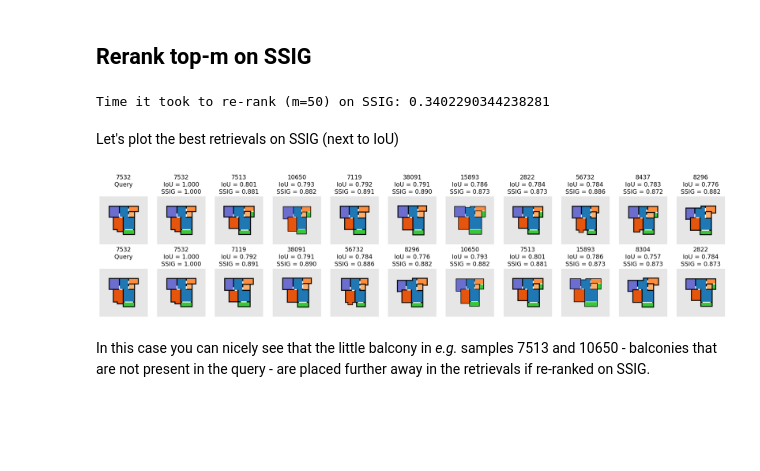
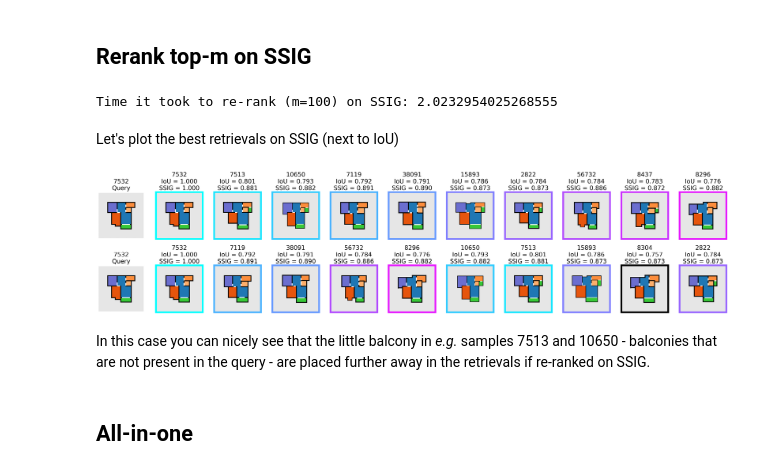
Before and after one commit to caspervanengelenburg/ssig, a Jupyter notebook: nb_ranking.ipynb, the cells around one changed output. Drawn from its saved outputs; the diff is of its cells as text; code cells hidden in the pictures; blank space fills up the shorter version.

```diff
--- a/nb_ranking.ipynb
+++ b/nb_ranking.ipynb
@@ -119,0 +93,10 @@ _ = ax.hist(ious, bins=50)
+# %%
+from constants import delft_color
+
+fig, ax = set_figure(1,1,fs=5, fs_title=3, fs_axes=3)
+_ = ax.hist(ious, bins=50, color=delft_color, histtype='step', linewidth=2.5)
+_ = ax.hist(ious, bins=50, color='black', alpha=0.25)
+_ = ax.set_xlabel('IoU [-]')
+_ = ax.set_ylabel('Frequency [-]')
+_ = ax.set_title(f'IoU distribution | {id_q}')
+fig.tight_layout()
@@ -164,7 +149,7 @@ from metrics import ged_score, ssig_score
 from utils import pyg_to_nx
 
 # set subset size
-m = 50
+m = 100
 
 # set gamma
 gamma = 0.4
@@ -203,48 +188,77 @@ ssigs_resorted = ssigs[idx_resorted]
 # print execution time to rank on IoU
 print(f'Time it took to re-rank (m={m}) on SSIG: {time.time() - start}')
 # %% [output]
-Time it took to re-rank (m=50) on SSIG: 0.3402290344238281
+Time it took to re-rank (m=100) on SSIG: 2.0232954025268555
 # %% [markdown]
 Let's plot the best retrievals on SSIG (next to IoU)
 # %%
+import matplotlib.patches as patches
+from matplotlib import cm
+
+from utils import pad_image
+
 # number of retrievals
 r = 10
 
 # set up the figure
-_, axs = set_figure(2, r+1, ratio = 0.85, fs=2.5, fs_title=5)
+fs = 10
+_, axs = set_figure(2, r+1, ratio = 0.85, fs=10, fs_title=5)
+
+# color ranking by gradually changing the alpha
+cmap_retrieval = cm.cool
 
 # loop through axes and sorted IDs
 for i, ax in enumerate(axs):
 
+    color = delft_color
+
     # query
     if i % (r + 1) == 0:
         img = load_image_rplan(id_q, DATA_PATH)
-        ax.set_title(f"{id_q}\nQuery\n")
+        ax.set_title(f"{id_q}\nQuery")
+        color = (1.0, 1.0, 1.0)
 
     # retrievals
     else:
         # row 1: ranked on IoU
         if i < (r + 1):
             i -= 1
             id = ids_sorted[i]
             iou = ious_sorted[i]
             ssig = ssigs[i]
 
+            # get corresponding color (to show ranking)
+            color = cmap_retrieval(i / r)[:3]
+
         # row 2: ranked on SSIG
         else:
             i -= 2 + r
             id = ids_resorted[i]
             iou = ious_resorted[i]
             ssig = ssigs_resorted[i]
 
+            # get corresponding color (to show ranking)
+            if list(ids_sorted).index(id) / r < 1:  # show in order of IoU (to show difference between two methods)
+                color = cmap_retrieval(list(ids_sorted).index(id) / r)[:3]
+            else:  # outline floor plans in black if not within top-r IoU
+                color = (0.0, 0.0, 0.0)
+
         # load image
         img = load_image_rplan(id, DATA_PATH)
         ax.set_title(f"{id}\nIoU = {iou:.3f}\nSSIG = {ssig:.3f}")
 
+    # colorize and pad image
+    img = colorize_floorplan(img, classes=np.arange(0, 18), cmap=CMAP_ROOMTYPE)
+    img = pad_image(img / 255, 10, color)
+
     # plot image
-    ax.imshow(colorize_floorplan(img, classes=np.arange(0, 18), cmap=CMAP_ROOMTYPE))
+    ax.imshow(img)
+
+    # don't visualize the axis
     _ = ax.axis('off')
 # %% [output]
-[figure, old version]
+[figure, new version]
 # %% [markdown]
 In this case you can nicely see that the little balcony in *e.g.* samples 7513 and 10650 - balconies that are not present in the query - are placed further away in the retrievals if re-ranked on SSIG.
+# %% [markdown]
+## All-in-one
```
Also changed, not shown: parts of 12 cells of this notebook, 6 other files.
